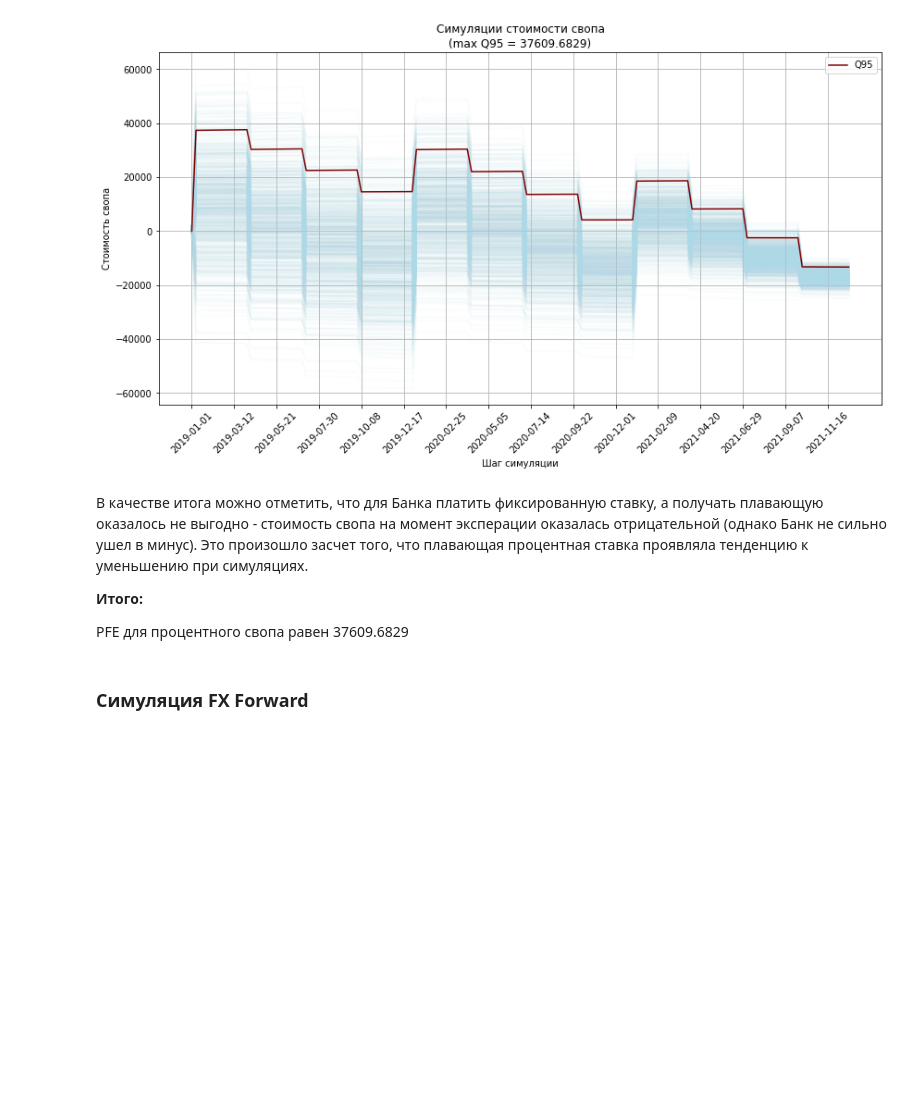
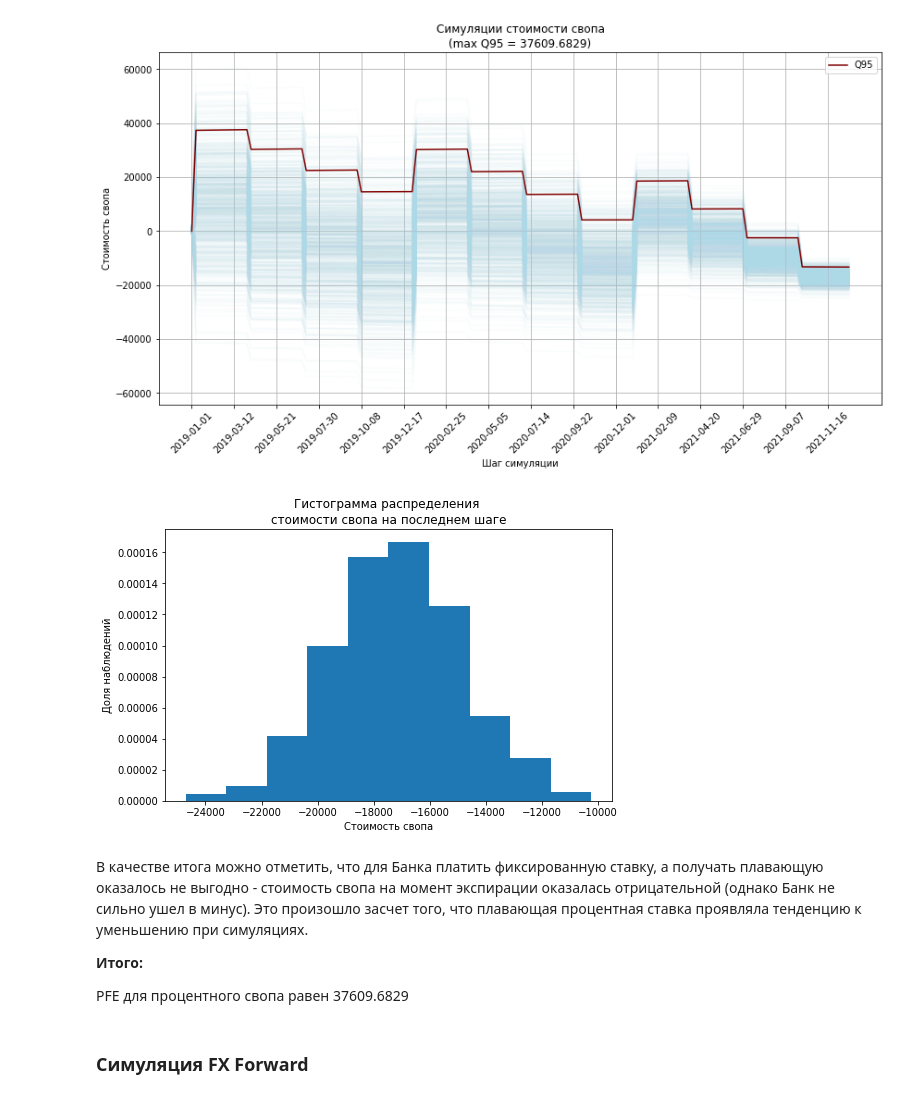
Before and after one commit to goo-goo-goo-joob/hse_stochastic_modeling, a Jupyter notebook: risk_factors_modeling.ipynb, the cells around one changed output. Saved outputs shown, nothing was run; the diff lists cells and outputs as text; code cells hidden in the pictures; blank space fills up the shorter version.

```diff
--- a/risk_factors_modeling.ipynb
+++ b/risk_factors_modeling.ipynb
@@ -338,8 +366,19 @@ plt.grid()
 plt.show()
 # %% [output]
 [figure]
+# %%
+plt.figure(figsize=(8, 5), facecolor='w')
+
+plt.hist(ir[:, -1], density=True)
+plt.title('Гистограмма распределения \nстоимости свопа на последнем шаге')
+plt.ylabel('Доля наблюдений')
+plt.xlabel('Стоимость свопа')
+
+plt.show()
+# %% [output]
+[figure, added]
 # %% [markdown]
-В качестве итога можно отметить, что для Банка платить фиксированную ставку, а получать плавающую оказалось не выгодно - стоимость свопа на момент эксперации оказалась отрицательной (однако Банк не сильно ушел в минус). Это произошло засчет того, что плавающая процентная ставка проявляла тенденцию к уменьшению при симуляциях.
+В качестве итога можно отметить, что для Банка платить фиксированную ставку, а получать плавающую оказалось не выгодно - стоимость свопа на момент экспирации оказалась отрицательной (однако Банк не сильно ушел в минус). Это произошло засчет того, что плавающая процентная ставка проявляла тенденцию к уменьшению при симуляциях.
 
 **Итого:**
 
```
Also changed, not shown: parts of 15 cells of this notebook, 1 other file.
